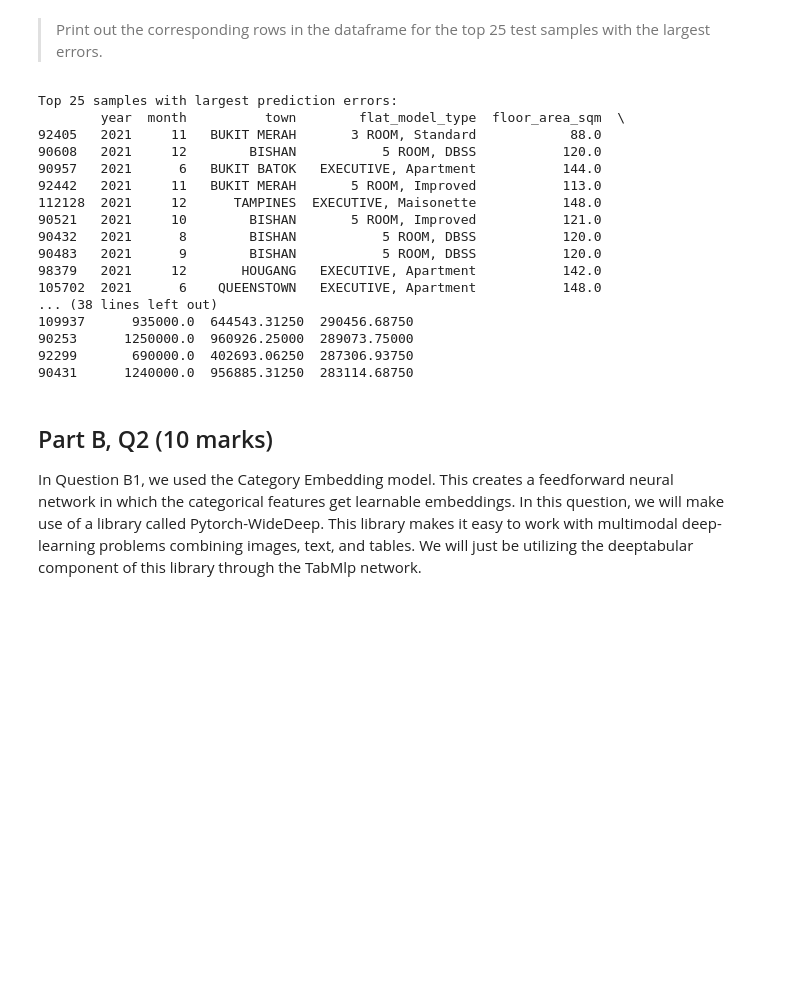
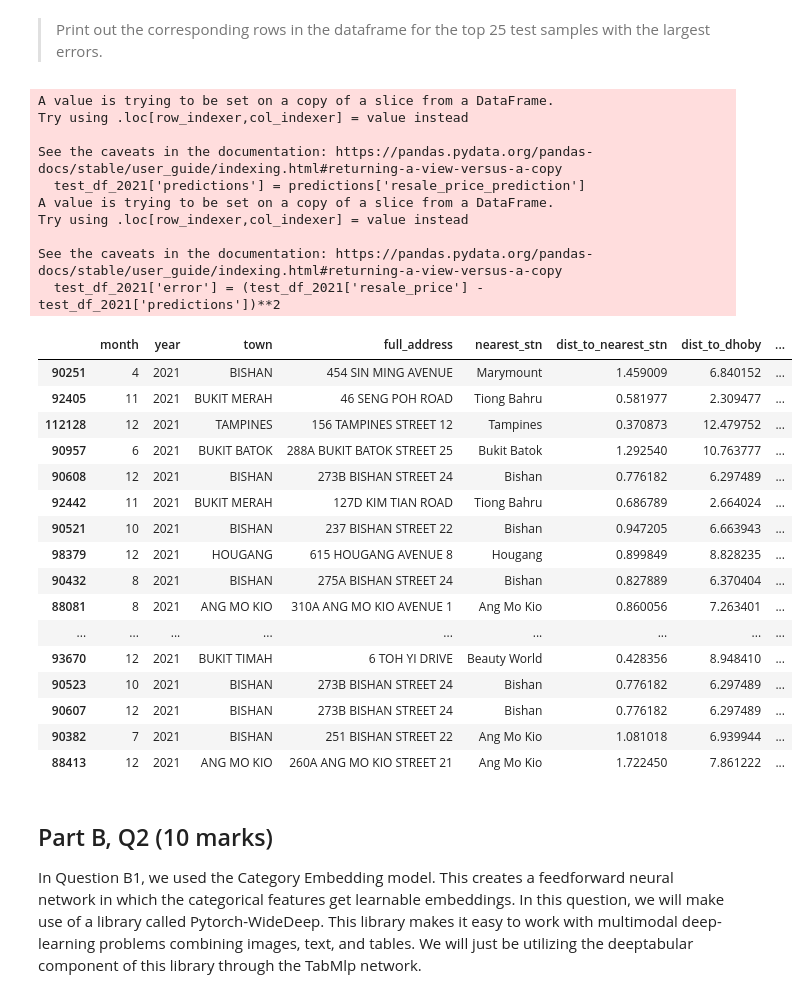
Before and after one commit to AryanSethi20/Neural-Networks-Assignment-1, a Jupyter notebook: PartB_Template.ipynb, the cells around one changed output. Saved outputs shown, nothing was run; the diff lists cells and outputs as text; code cells hidden in the pictures; blank space fills up the shorter version.

```diff
--- a/PartB_Template.ipynb
+++ b/PartB_Template.ipynb
@@ -76,12 +91,9 @@ Test set (2021): 29057 records
 # %%
-# TODO: Enter your code here
-# Define features as specified in the assignment
 categorical_features = ['month', 'town', 'flat_model_type', 'storey_range']
 continuous_features = ['dist_to_nearest_stn', 'dist_to_dhoby', 'degree_centrality',
                       'eigenvector_centrality', 'remaining_lease_years', 'floor_area_sqm']
 target = ['resale_price']
 
-# Configure the model
 data_config = DataConfig(
     target=target,
     continuous_cols=continuous_features,
@@ -89,9 +101,9 @@ data_config = DataConfig(
 )
 
 trainer_config = TrainerConfig(
-    auto_lr_find=True,  # Automatically tune learning rate
+    auto_lr_find=True,
     batch_size=1024,
-    max_epochs=50,
+    max_epochs=50
 )
 
 optimizer_config = OptimizerConfig()
@@ -101,7 +113,6 @@ model_config = CategoryEmbeddingModelConfig(
     layers="50"
 )
 
-# Initialize and train the model
 tabular_model = TabularModel(
     data_config=data_config,
     model_config=model_config,
@@ -112,9 +123,6 @@ tabular_model = TabularModel(
 print("Training the PyTorch Tabular model...")
 tabular_model.fit(train=train_df)
 
-# Evaluate the model on 2021 test data
 results = tabular_model.evaluate(test_df_2021)
-pred_df = tabular_model.predict(test_df_2021)
-# test_preds = pred_df[target + "_prediction"].values
-# test_actuals = test_df_2021[target].values
+predictions = tabular_model.predict(test_df_2021)
 # %% [output]
@@ -173,33 +178,39 @@ R² Score: 0.7780
 # %% [markdown]
 > Print out the corresponding rows in the dataframe for the top 25 test samples with the largest errors.
-# %%
-# TODO: Enter your code here
-# Calculate errors for each test sample
-test_df_2021['predicted'] = test_preds
-test_df_2021['error'] = np.abs(test_df_2021['predicted'] - test_df_2021[target])
-
-# Show top 25 samples with largest errors
-top_25_errors = test_df_2021.sort_values(by='error', ascending=False).head(25)
-print("\nTop 25 samples with largest prediction errors:")
-print(top_25_errors[['year', 'month', 'town', 'flat_model_type', 'floor_area_sqm', 'resale_price', 'predicted', 'error']])
-# %% [output]
-Top 25 samples with largest prediction errors:
-        year  month          town        flat_model_type  floor_area_sqm  \
-92405   2021     11   BUKIT MERAH       3 ROOM, Standard            88.0
-90608   2021     12        BISHAN           5 ROOM, DBSS           120.0
-90957   2021      6   BUKIT BATOK   EXECUTIVE, Apartment           144.0
-92442   2021     11   BUKIT MERAH       5 ROOM, Improved           113.0
-112128  2021     12      TAMPINES  EXECUTIVE, Maisonette           148.0
-90521   2021     10        BISHAN       5 ROOM, Improved           121.0
-90432   2021      8        BISHAN           5 ROOM, DBSS           120.0
-90483   2021      9        BISHAN           5 ROOM, DBSS           120.0
-98379   2021     12       HOUGANG   EXECUTIVE, Apartment           142.0
-105702  2021      6    QUEENSTOWN   EXECUTIVE, Apartment           148.0
-... (38 lines left out)
-109937      935000.0  644543.31250  290456.68750
-90253      1250000.0  960926.25000  289073.75000
-92299       690000.0  402693.06250  287306.93750
-90431      1240000.0  956885.31250  283114.68750
+# %%
+test_df_2021['predictions'] = predictions['resale_price_prediction']
+test_df_2021['error'] = (test_df_2021['resale_price'] - test_df_2021['predictions'])**2
+worst = test_df_2021.sort_values(by=['error'], ascending=False).head(25)
+best = test_df_2021.sort_values(by=['error'], ascending=True).head(25)
+worst
+# %% [output]
+A value is trying to be set on a copy of a slice from a DataFrame.
+Try using .loc[row_indexer,col_indexer] = value instead
+
+See the caveats in the documentation: https://pandas.pydata.org/pandas-docs/stable/user_guide/indexing.html#returning-a-view-versus-a-copy
+  test_df_2021['predictions'] = predictions['resale_price_prediction']
+A value is trying to be set on a copy of a slice from a DataFrame.
+Try using .loc[row_indexer,col_indexer] = value instead
+
+See the caveats in the documentation: https://pandas.pydata.org/pandas-docs/stable/user_guide/indexing.html#returning-a-view-versus-a-copy
+  test_df_2021['error'] = (test_df_2021['resale_price'] - test_df_2021['predictions'])**2
+|  | month | year | town | full_address | nearest_stn | dist_to_nearest_stn | dist_to_dhoby | ... |
+| 90251 | 4 | 2021 | BISHAN | 454 SIN MING AVENUE | Marymount | 1.459009 | 6.840152 | ... |
+| 92405 | 11 | 2021 | BUKIT MERAH | 46 SENG POH ROAD | Tiong Bahru | 0.581977 | 2.309477 | ... |
+| 112128 | 12 | 2021 | TAMPINES | 156 TAMPINES STREET 12 | Tampines | 0.370873 | 12.479752 | ... |
+| 90957 | 6 | 2021 | BUKIT BATOK | 288A BUKIT BATOK STREET 25 | Bukit Batok | 1.292540 | 10.763777 | ... |
+| 90608 | 12 | 2021 | BISHAN | 273B BISHAN STREET 24 | Bishan | 0.776182 | 6.297489 | ... |
+| 92442 | 11 | 2021 | BUKIT MERAH | 127D KIM TIAN ROAD | Tiong Bahru | 0.686789 | 2.664024 | ... |
+| 90521 | 10 | 2021 | BISHAN | 237 BISHAN STREET 22 | Bishan | 0.947205 | 6.663943 | ... |
+| 98379 | 12 | 2021 | HOUGANG | 615 HOUGANG AVENUE 8 | Hougang | 0.899849 | 8.828235 | ... |
+| 90432 | 8 | 2021 | BISHAN | 275A BISHAN STREET 24 | Bishan | 0.827889 | 6.370404 | ... |
+| 88081 | 8 | 2021 | ANG MO KIO | 310A ANG MO KIO AVENUE 1 | Ang Mo Kio | 0.860056 | 7.263401 | ... |
+| ... | ... | ... | ... | ... | ... | ... | ... | ... |
+| 93670 | 12 | 2021 | BUKIT TIMAH | 6 TOH YI DRIVE | Beauty World | 0.428356 | 8.948410 | ... |
+| 90523 | 10 | 2021 | BISHAN | 273B BISHAN STREET 24 | Bishan | 0.776182 | 6.297489 | ... |
+| 90607 | 12 | 2021 | BISHAN | 273B BISHAN STREET 24 | Bishan | 0.776182 | 6.297489 | ... |
+| 90382 | 7 | 2021 | BISHAN | 251 BISHAN STREET 22 | Ang Mo Kio | 1.081018 | 6.939944 | ... |
+| 88413 | 12 | 2021 | ANG MO KIO | 260A ANG MO KIO STREET 21 | Ang Mo Kio | 1.722450 | 7.861222 | ... |
 # %% [markdown]
 Part B, Q2 (10 marks)
 ---
```
Also changed, not shown: parts of 39 cells of this notebook, 38 other files.
